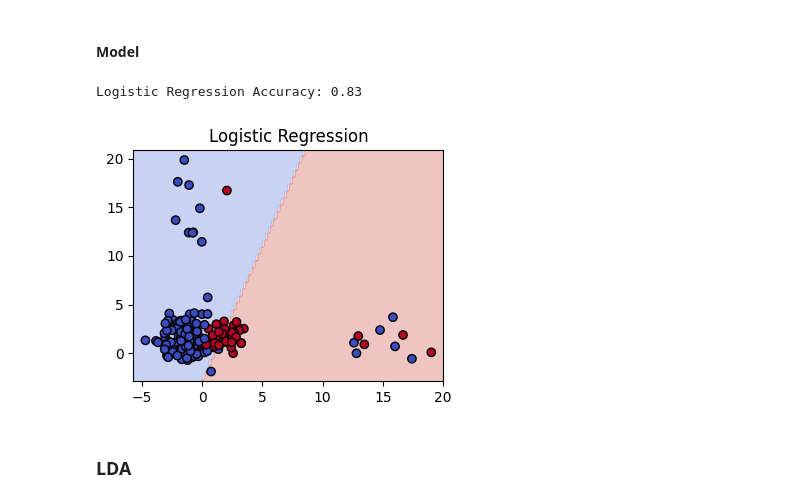
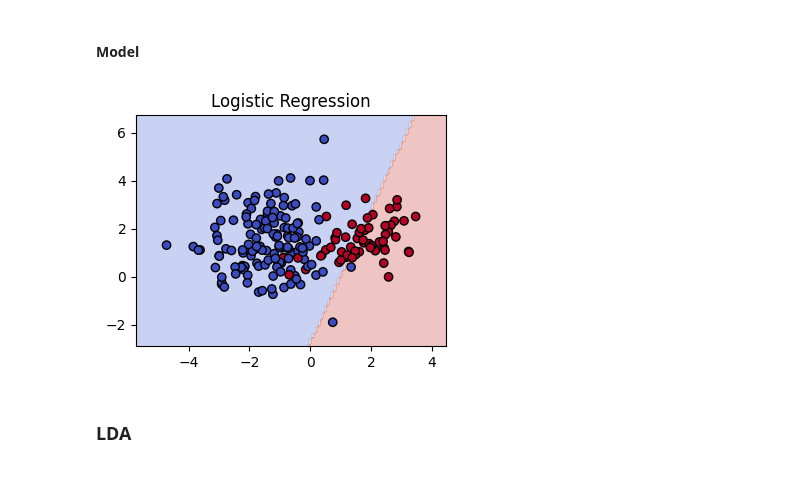
Before and after one commit to RodriCouto/ML_na_previsao_do_tempo_de_internato, a Jupyter notebook: ML_groupR.ipynb, the cells around one changed output. Saved outputs shown, nothing was run; the diff lists cells and outputs as text; code cells hidden in the pictures.

```diff
--- a/ML_groupR.ipynb
+++ b/ML_groupR.ipynb
@@ -140,30 +140,26 @@ df_logreg.head()
 # %% [markdown]
 #### Model
 # %%
-X, y = df_logreg.iloc[:, :-1].values, df_logreg.iloc[:, -1].values
+X_lr, y_lr = df_logreg.iloc[:, :-1].values, df_logreg.iloc[:, -1].values
 
-X_train, X_test, y_train, y_test = train_test_split(X, y, test_size=0.3, random_state=42)
+X_train_lr, X_test_lr, y_train_lr, y_test_lr = train_test_split(X_lr, y_lr, test_size=0.3, random_state=42)
 
 # Train models
 log_reg = LogisticRegression(solver="lbfgs")
 
-log_reg.fit(X_train, y_train)
+log_reg.fit(X_train_lr, y_train_lr)
 
 # Predictions
-y_pred_lr = log_reg.predict(X_test)
+y_pred_lr = log_reg.predict(X_test_lr)
 
 # Accuracy
-acc_lr = accuracy_score(y_test, y_pred_lr)
-
-print(f"Logistic Regression Accuracy: {acc_lr:.2f}")
-
+acc_lr = accuracy_score(y_test_lr, y_pred_lr)
 
 plt.figure(figsize=(4,3))
 plot_decision_boundary(log_reg, X, y, "Logistic Regression")
 plt.show()
 # %% [output]
-Logistic Regression Accuracy: 0.83
-[figure, old version]
+[figure, new version]
 # %% [markdown]
 ### LDA
 # %% [markdown]
```
Also changed, not shown: parts of 10 cells of this notebook, 1 other file.
